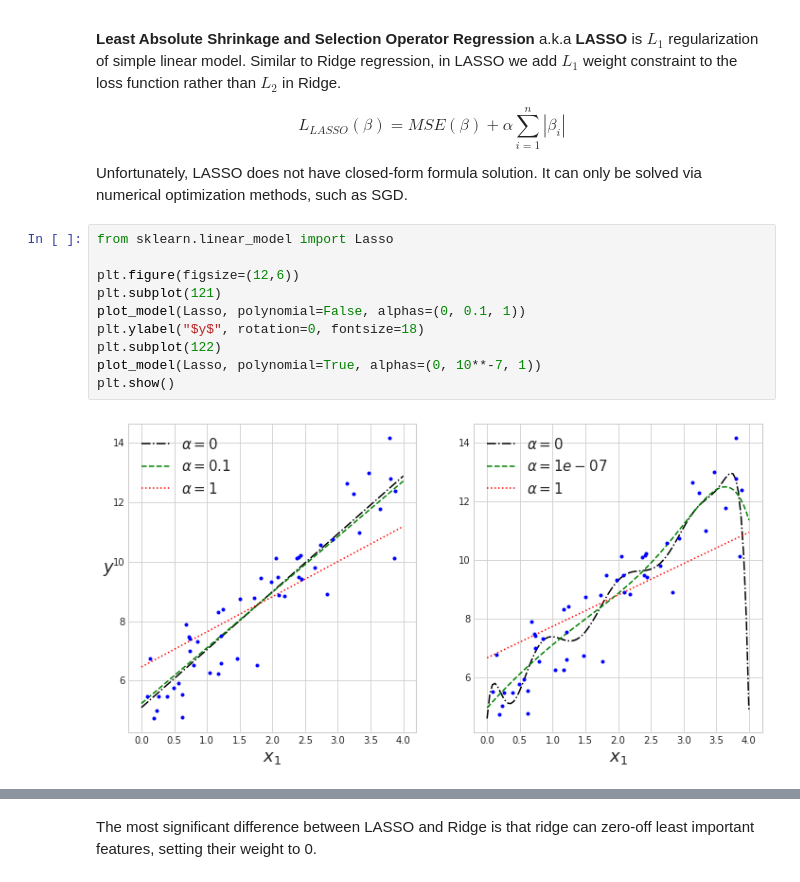
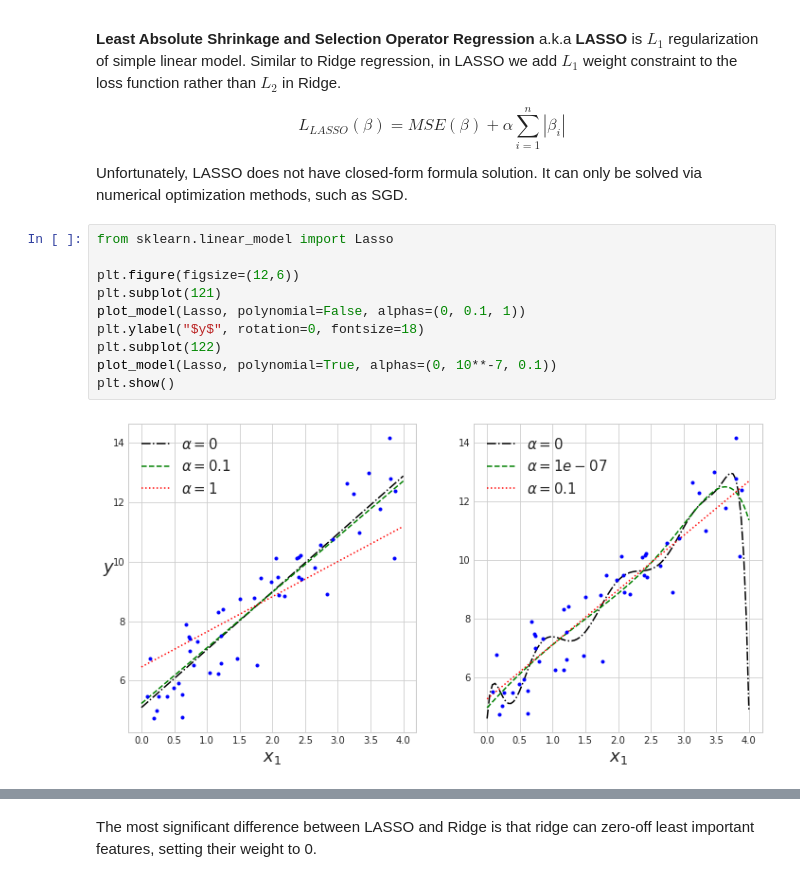
Before and after one commit to wrk1231/DataAnalysis-ML, a Jupyter notebook: Linear Model.ipynb, the cells around one changed output, grey strips where cells are left out. Drawn from its saved outputs; the diff is of its cells as text.

```diff
--- a/Linear Model.ipynb
+++ b/Linear Model.ipynb
@@ -500,12 +518,12 @@ Unfortunately, LASSO does not have closed-form formula solution. It can only be
 # %%
 from sklearn.linear_model import Lasso
 
 plt.figure(figsize=(12,6))
 plt.subplot(121)
 plot_model(Lasso, polynomial=False, alphas=(0, 0.1, 1))
 plt.ylabel("$y$", rotation=0, fontsize=18)
 plt.subplot(122)
-plot_model(Lasso, polynomial=True, alphas=(0, 10**-7, 1))
+plot_model(Lasso, polynomial=True, alphas=(0, 10**-7, 0.1))
 plt.show()
 # %% [output]
-[figure, old version]
+[figure, new version]
```
Also changed, not shown: parts of 15 cells of this notebook, 1 other file.
